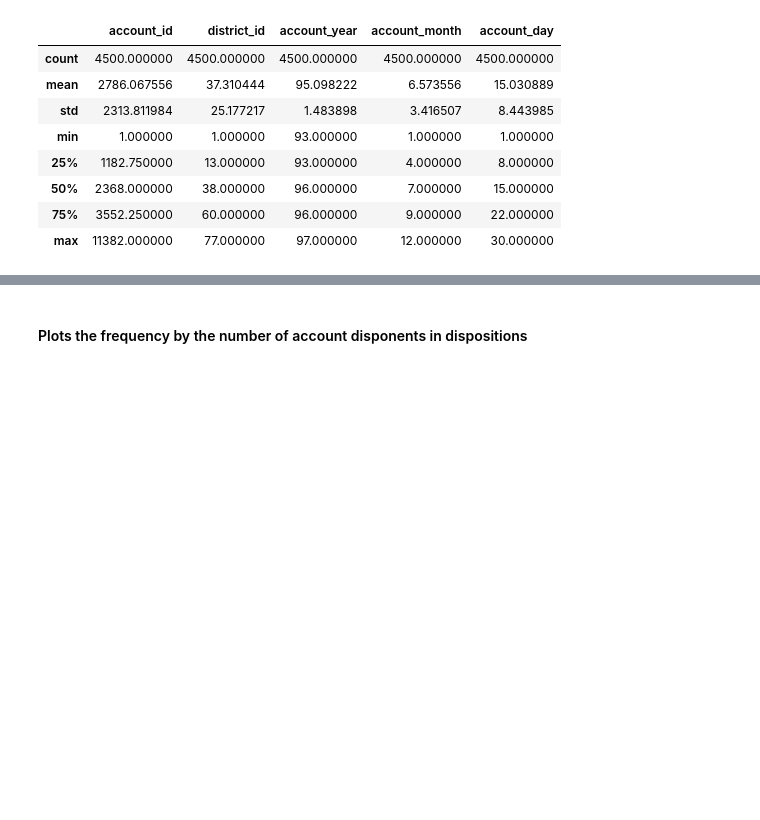
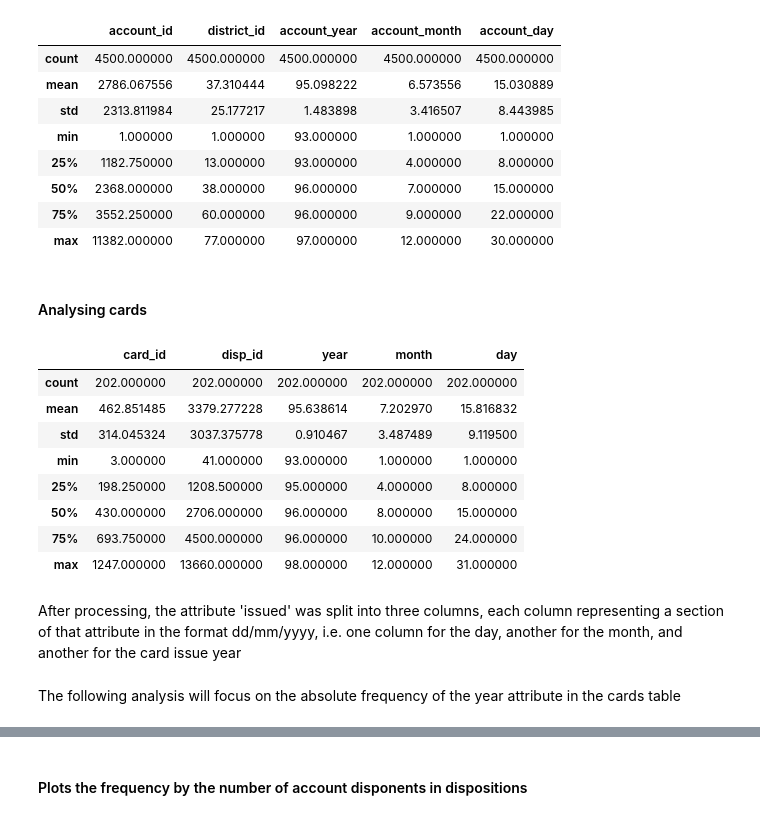
Before and after one commit to bdmendes/feup-ac-banking, a Jupyter notebook: stats.ipynb, the cells around one changed output, grey strips where cells are left out. Drawn from its saved outputs; the diff is of its cells as text; code cells hidden in the pictures; blank space fills up the shorter version.

Commit message:
Analyse cards (after processing)

```diff
--- a/stats.ipynb
+++ b/stats.ipynb
@@ -191,3 +192,21 @@ accounts.describe()
 | 50% | 2368.000000 | 38.000000 | 96.000000 | 7.000000 | 15.000000 |
 | 75% | 3552.250000 | 60.000000 | 96.000000 | 9.000000 | 22.000000 |
 | max | 11382.000000 | 77.000000 | 97.000000 | 12.000000 | 30.000000 |
+# %% [markdown]
+#### Analysing cards
+# %%
+cards.describe()
+# %% [output]
+|  | card_id | disp_id | year | month | day |
+| count | 202.000000 | 202.000000 | 202.000000 | 202.000000 | 202.000000 |
+| mean | 462.851485 | 3379.277228 | 95.638614 | 7.202970 | 15.816832 |
+| std | 314.045324 | 3037.375778 | 0.910467 | 3.487489 | 9.119500 |
+| min | 3.000000 | 41.000000 | 93.000000 | 1.000000 | 1.000000 |
+| 25% | 198.250000 | 1208.500000 | 95.000000 | 4.000000 | 8.000000 |
+| 50% | 430.000000 | 2706.000000 | 96.000000 | 8.000000 | 15.000000 |
+| 75% | 693.750000 | 4500.000000 | 96.000000 | 10.000000 | 24.000000 |
+| max | 1247.000000 | 13660.000000 | 98.000000 | 12.000000 | 31.000000 |
+# %% [markdown]
+After processing, the attribute 'issued' was split into three columns, each column representing a section of that attribute in the format dd/mm/yyyy, i.e. one column for the day, another for the month, and another for the card issue year
+# %% [markdown]
+The following analysis will focus on the absolute frequency of the year attribute in the cards table
```
Also changed, not shown: parts of 4 cells of this notebook.
